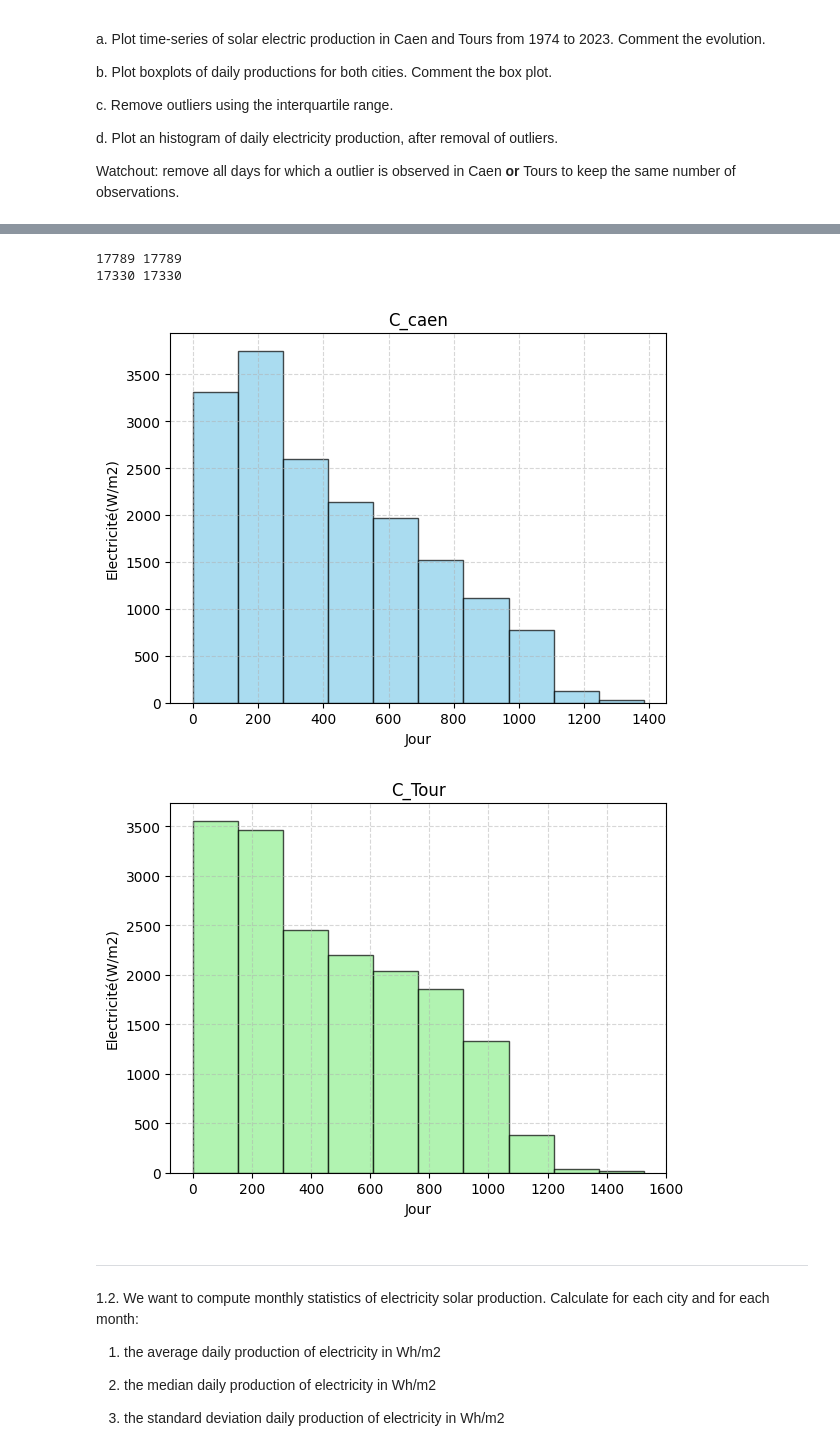
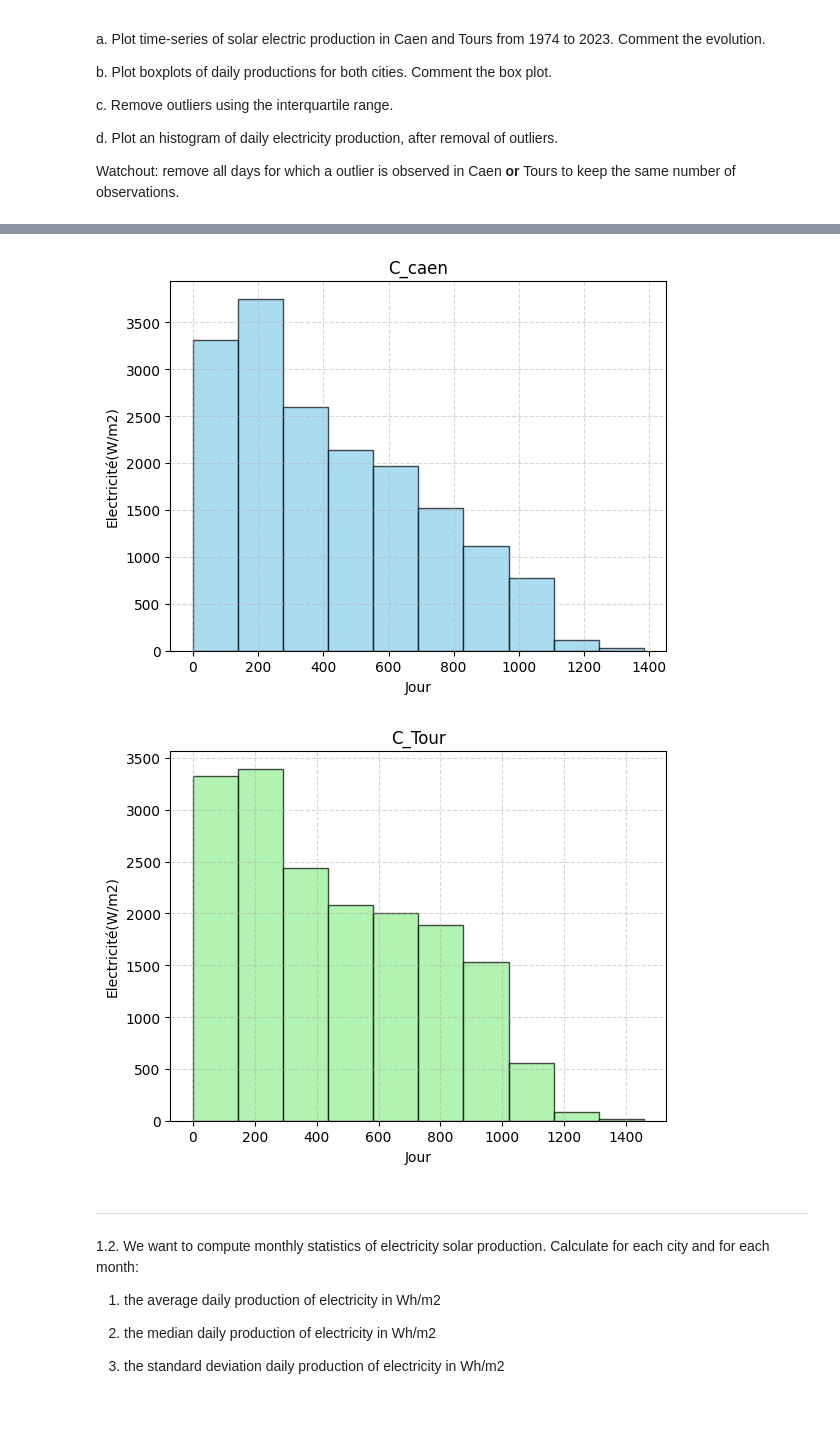
Before and after one commit to BrieucDallemagne/Hackathons_LEPL1109, a Jupyter notebook: Hackathon1.ipynb, the cells around one changed output, grey strips where cells are left out. Cells and saved outputs as stored; diff of their text form; code cells hidden in the pictures; blank space fills up the shorter version.

```diff
--- a/Hackathon1.ipynb
+++ b/Hackathon1.ipynb
@@ -92,6 +92,19 @@ with open('Radiation.csv', 'r') as rad:
 data = data[1:]
 # %%
 ### code 1.1 ###
+
+P_cr = 0.18
+f_perf = 0.75
+E_caen = list()
+E_Tour = list()
+C_caen = list()
+C_Tour = list()
+for lst in data:
+    E_caen.append(int(lst[2]))
+    E_Tour.append(int(lst[3]))
+    C_caen.append(24*int(lst[2])*P_cr*f_perf)
+    C_Tour.append(24*int(lst[3])*P_cr*f_perf)
+
 def box_plot(data1, data2, title, name1, name2):
     plt.figure()
     bp = plt.boxplot([data1, data2], patch_artist=True, labels=[name1, name2])
@@ -126,57 +139,42 @@ def remove_outliers_interquartile(lst1,lst2):
     iqr = q3 - q1
     Q1 = np.percentile(lst2,25)
     Q3 = np.percentile(lst2,75)
-    iQR = Q3 - Q1
     new_lst1 = list()
     new_lst2 = list()
     for i in range(len(lst1)):
-        if lst1[i] >= q1 - 1.5*iqr and lst1[i] <= q3 + 1.5*iqr and lst2[i] >= Q1 - 1.5*iQR and lst2[i] <= Q3 + 1.5*iQR:
+        if lst1[i] > q1 - 1.5*iqr and lst1[i] < q3 + 1.5*iqr and lst2[i] > Q1 - 1.5*iqr and lst2[i] < Q3 + 1.5*iqr:
             new_lst1.append(lst1[i])
             new_lst2.append(lst2[i])
     return new_lst1,new_lst2
 
 def plot_histogram(data, title, x_label, y_label, bins=10, color='skyblue'):
     plt.figure()
     plt.hist(data, bins=bins, color=color, edgecolor='black', alpha=0.7)
     plt.title(title)
     plt.xlabel(x_label)
     plt.ylabel(y_label)
     plt.grid(True, linestyle='--', alpha=0.5)
 
     plt.xticks(fontsize=10)
     plt.yticks(fontsize=10)
 
     plt.show()
 
-P_cr = 0.18
-f_perf = 0.75
-E_caen = list()
-E_Tour = list()
-C_caen = list()
-C_Tour = list()
-for lst in data:
-    E_caen.append(int(lst[2]))
-    E_Tour.append(int(lst[3]))
-    C_caen.append(24*int(lst[2])*P_cr*f_perf)
-    C_Tour.append(24*int(lst[3])*P_cr*f_perf)
-
 plot_data(C_caen,'C_caen','Jour','Electricité(W/m2)')
 plot_data(C_Tour,'C_Tour','Jour','Electricité(W/m2)')
 
 box_plot(C_caen,C_Tour,'C_caen et C_Tour','C_caen','C_Tour')
 
 C_caen,C_Tour = remove_outliers_interquartile(C_caen,C_Tour)
 
 plot_histogram(C_caen,'C_caen','Jour','Electricité(W/m2)')
 plot_histogram(C_Tour,'C_Tour','Jour','Electricité(W/m2)',color='lightgreen')
 # %% [output]
 [figure]
 [figure]
 [figure]
-17789 17789
-17330 17330
 [figure]
-[figure, old version]
+[figure, new version]
 # %% [markdown]
 ---
 1.2. We want to compute monthly statistics of electricity solar production. Calculate for each city and for each month:
```
Also changed, not shown: parts of 4 cells of this notebook.
